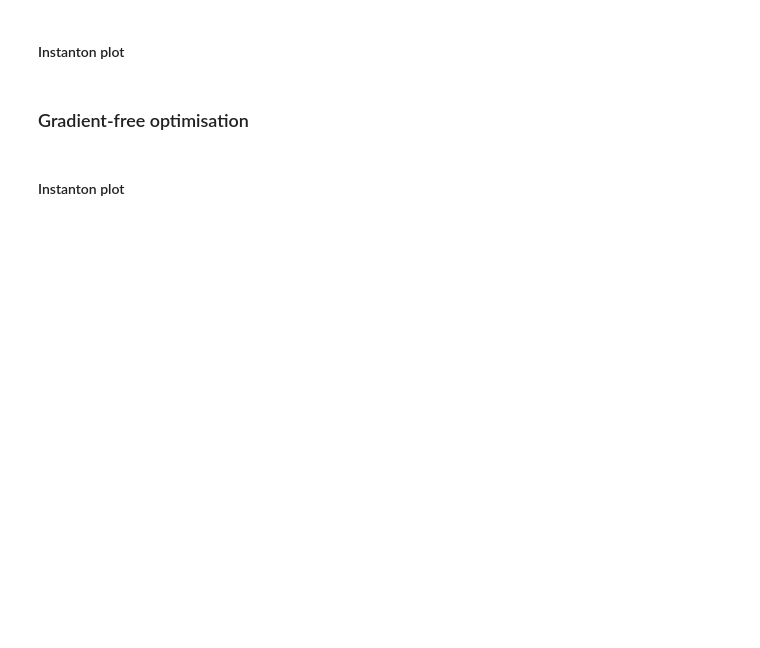
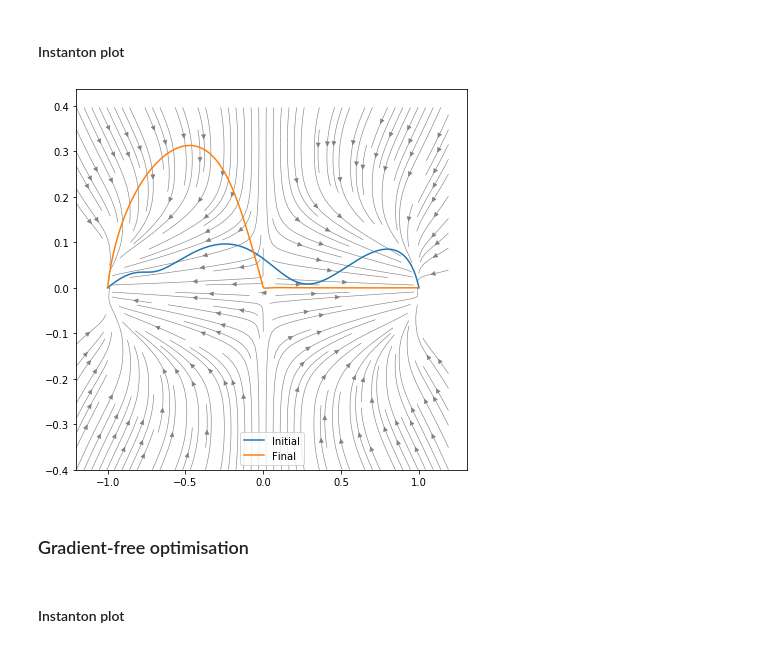
Before and after one commit to lukastk/PyRitz, a Jupyter notebook: examples/Maier-Stein.ipynb, the cells around one changed output. Cells and saved outputs as stored; diff of their text form; code cells hidden in the pictures; blank space fills up the shorter version.

```diff
--- a/examples/Maier-Stein.ipynb
+++ b/examples/Maier-Stein.ipynb
@@ -151,22 +143,24 @@ print("S[alpha]  = %s" % action.compute(alpha))
 # %%
 us = np.linspace(-1, 1, 1000)
 
 paths = [
-    (action.get_alpha_with_endpoints(alpha0), "Initial"),
-    (action.get_alpha_with_endpoints(alpha), "Final")
+    (action.get_full_alpha(alpha0), "Initial"),
+    (action.get_full_alpha(alpha), "Final")
 ]
 
 for _alpha, _label in paths:
     xs = pyritz.interpolation.utils.interpolate(_alpha, n, us)
     plt.plot(xs[0,:], xs[1,:], label=_label)
 
 X, Y = np.meshgrid(np.linspace(-1.2,1.2,64), np.linspace(-0.4,.4,64))
 sax,say=system_a([X,Y]); sax=sax/np.sqrt(sax**2+say**2); say=say/np.sqrt(sax**2+say**2)
 plt.streamplot(X,Y, sax, say, density=1.7, linewidth=.6, color='gray');
 plt.legend()
 
 fig = mpl.pyplot.gcf()
 fig.set_size_inches(7, 7)
+# %% [output]
+[figure, added]
 # %% [markdown]
 ### Gradient-free optimisation
 # %%
```
Also changed, not shown: parts of 3 cells of this notebook, 9 other files.
